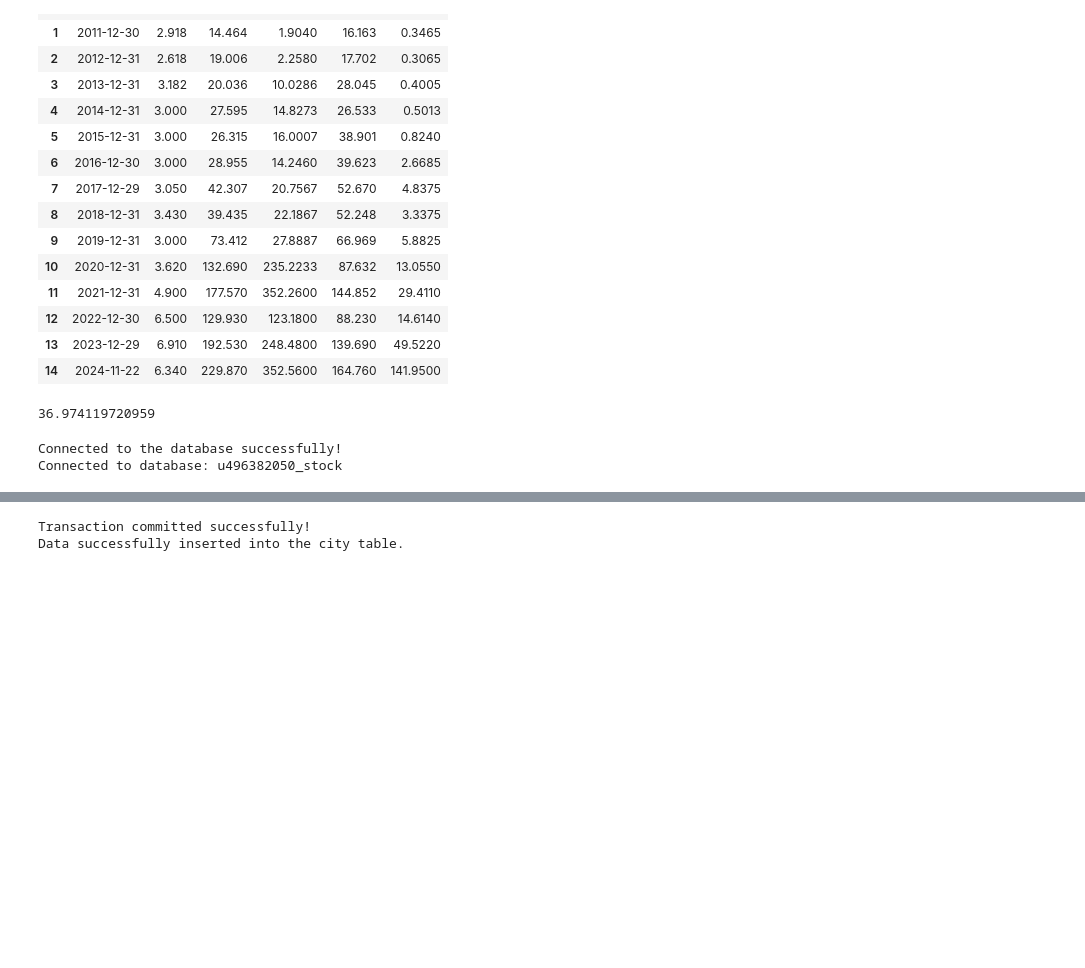
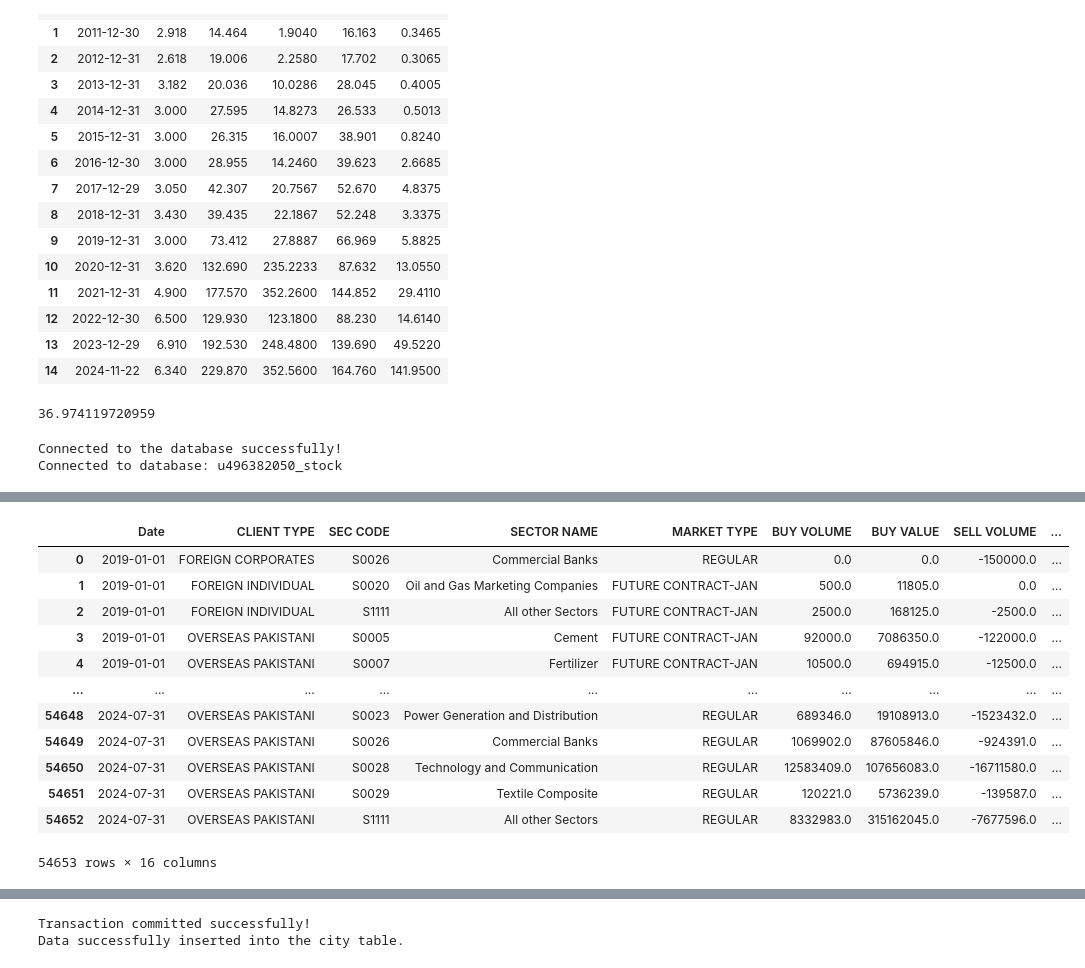
Before and after one commit to raza141/fund_tracker_psx, a Jupyter notebook: main.ipynb, the cells around one changed output, grey strips where cells are left out. Cells and saved outputs as stored; diff of their text form; code cells hidden in the pictures; blank space fills up the shorter version.

Commit message:
New Code with update stock_data

```diff
--- a/main.ipynb
+++ b/main.ipynb
@@ -432,0 +442,2 @@ for row in rows:
+# %%
+fipi_test = cleaned_data.copy()
@@ -432,0 +464,16 @@ for row in rows:
+# %%
+fipi_test
+# %% [output]
+|  | Date | CLIENT TYPE | SEC CODE | SECTOR NAME | MARKET TYPE | BUY VOLUME | BUY VALUE | SELL VOLUME | ... |
+| 0 | 2019-01-01 | FOREIGN CORPORATES | S0026 | Commercial Banks | REGULAR | 0.0 | 0.0 | -150000.0 | ... |
+| 1 | 2019-01-01 | FOREIGN INDIVIDUAL | S0020 | Oil and Gas Marketing Companies | FUTURE CONTRACT-JAN | 500.0 | 11805.0 | 0.0 | ... |
+| 2 | 2019-01-01 | FOREIGN INDIVIDUAL | S1111 | All other Sectors | FUTURE CONTRACT-JAN | 2500.0 | 168125.0 | -2500.0 | ... |
+| 3 | 2019-01-01 | OVERSEAS PAKISTANI | S0005 | Cement | FUTURE CONTRACT-JAN | 92000.0 | 7086350.0 | -122000.0 | ... |
+| 4 | 2019-01-01 | OVERSEAS PAKISTANI | S0007 | Fertilizer | FUTURE CONTRACT-JAN | 10500.0 | 694915.0 | -12500.0 | ... |
+| ... | ... | ... | ... | ... | ... | ... | ... | ... | ... |
+| 54648 | 2024-07-31 | OVERSEAS PAKISTANI | S0023 | Power Generation and Distribution | REGULAR | 689346.0 | 19108913.0 | -1523432.0 | ... |
+| 54649 | 2024-07-31 | OVERSEAS PAKISTANI | S0026 | Commercial Banks | REGULAR | 1069902.0 | 87605846.0 | -924391.0 | ... |
+| 54650 | 2024-07-31 | OVERSEAS PAKISTANI | S0028 | Technology and Communication | REGULAR | 12583409.0 | 107656083.0 | -16711580.0 | ... |
+| 54651 | 2024-07-31 | OVERSEAS PAKISTANI | S0029 | Textile Composite | REGULAR | 120221.0 | 5736239.0 | -139587.0 | ... |
+| 54652 | 2024-07-31 | OVERSEAS PAKISTANI | S1111 | All other Sectors | REGULAR | 8332983.0 | 315162045.0 | -7677596.0 | ... |
+54653 rows × 16 columns
```
Also changed, not shown: parts of 28 cells of this notebook, 43 other files.
